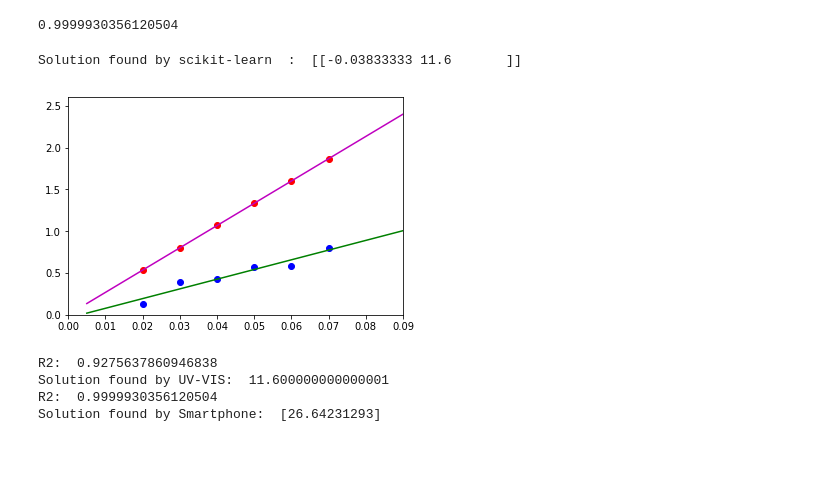
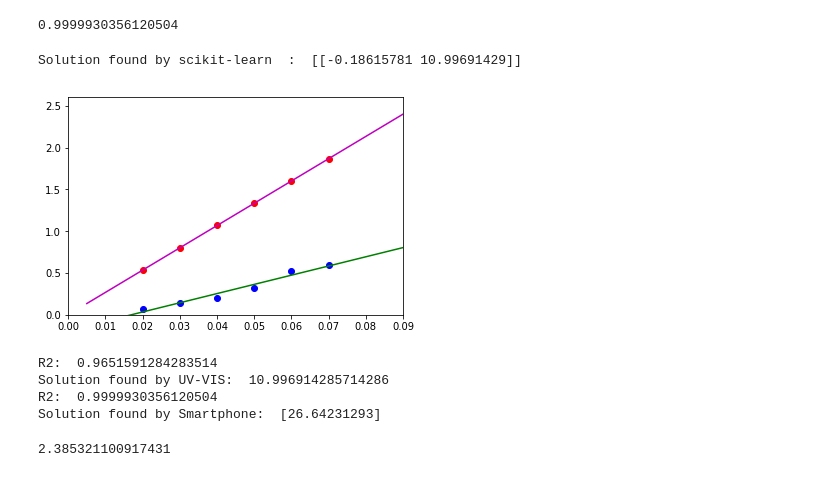
Before and after one commit to dplys2/xulipho, a Jupyter notebook: LinearRegression.ipynb, the cells around one changed output. Cells and saved outputs as stored; diff of their text form; code cells hidden in the pictures.

```diff
--- a/LinearRegression.ipynb
+++ b/LinearRegression.ipynb
@@ -105,33 +105,36 @@ r2_score(y, y_pred)
  [1.86533333]]
 0.9999930356120504
 # %%
-ynew = np.array([[0.13,
-0.39,
-0.43,
-0.573,
-0.579,
-0.8
-]]).T
+ynew = np.array([[0.07216,
+0.14178,
+0.20683,
+0.31994,
+0.5178,
+0.59371]]).T
 regr = linear_model.LinearRegression(fit_intercept=False) # fit_intercept = False for calculating the bias
 regr.fit(Xbar, ynew)
 print( 'Solution found by scikit-learn  : ', regr.coef_ )
 ynew_pred = regr.coef_[0][0] + regr.coef_[0][1]*X
 yn = regr.coef_[0][0] + regr.coef_[0][1]*x0
 
 plt.plot(X.T, y.T, 'ro')     # data
 plt.plot(x0, y0, 'm')               # the fitting line
 plt.plot(X.T, ynew.T, 'bo')
 plt.plot(x0, yn, 'g')
 plt.axis([0, 0.09, 0, 2.6])
 plt.show()
 print('R2: ',r2_score(ynew, ynew_pred))
 print( 'Solution found by UV-VIS: ', regr.coef_[0][1])
 print('R2: ',r2_score(y, y_pred))
 print( 'Solution found by Smartphone: ', w[1].T)
 # %% [output]
-Solution found by scikit-learn  :  [[-0.03833333 11.6       ]]
+Solution found by scikit-learn  :  [[-0.18615781 10.99691429]]
-[figure, old version]
+[figure, new version]
-R2:  0.9275637860946838
-Solution found by UV-VIS:  11.600000000000001
+R2:  0.9651591284283514
+Solution found by UV-VIS:  10.996914285714286
 R2:  0.9999930356120504
 Solution found by Smartphone:  [26.64231293]
+# %%
+26/10.9
+# %% [output]
+2.385321100917431
```
Also changed, not shown: 1 other file.
